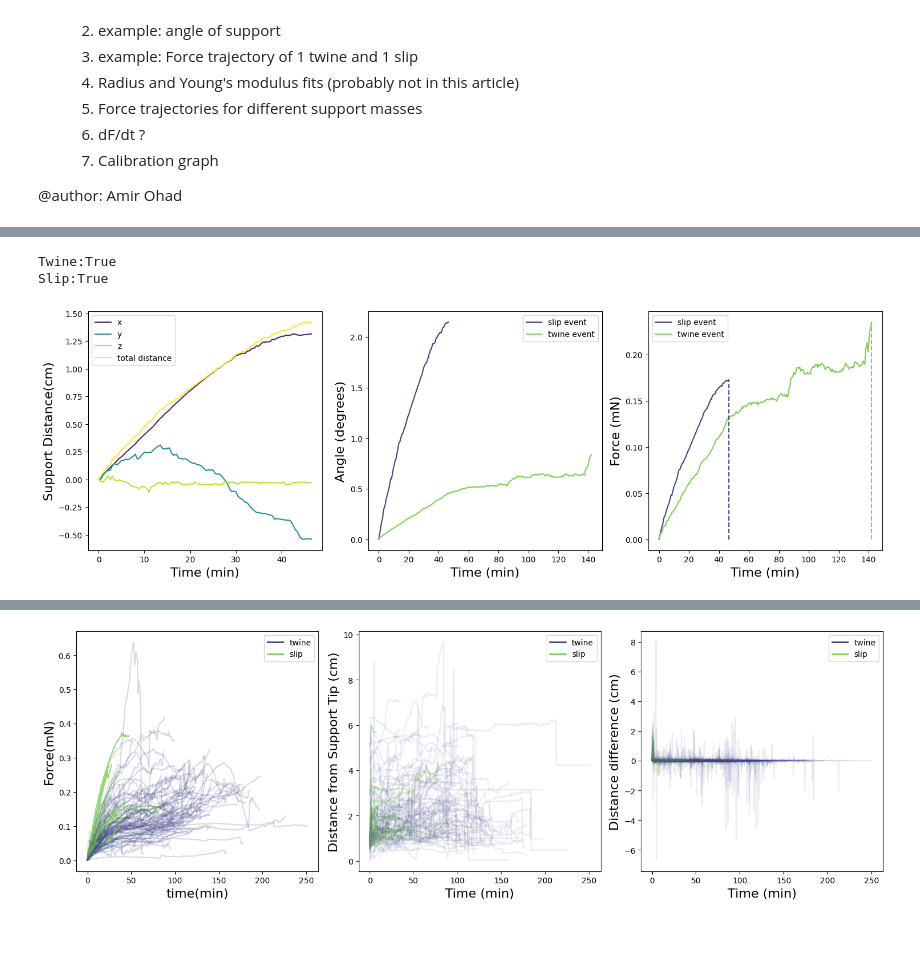
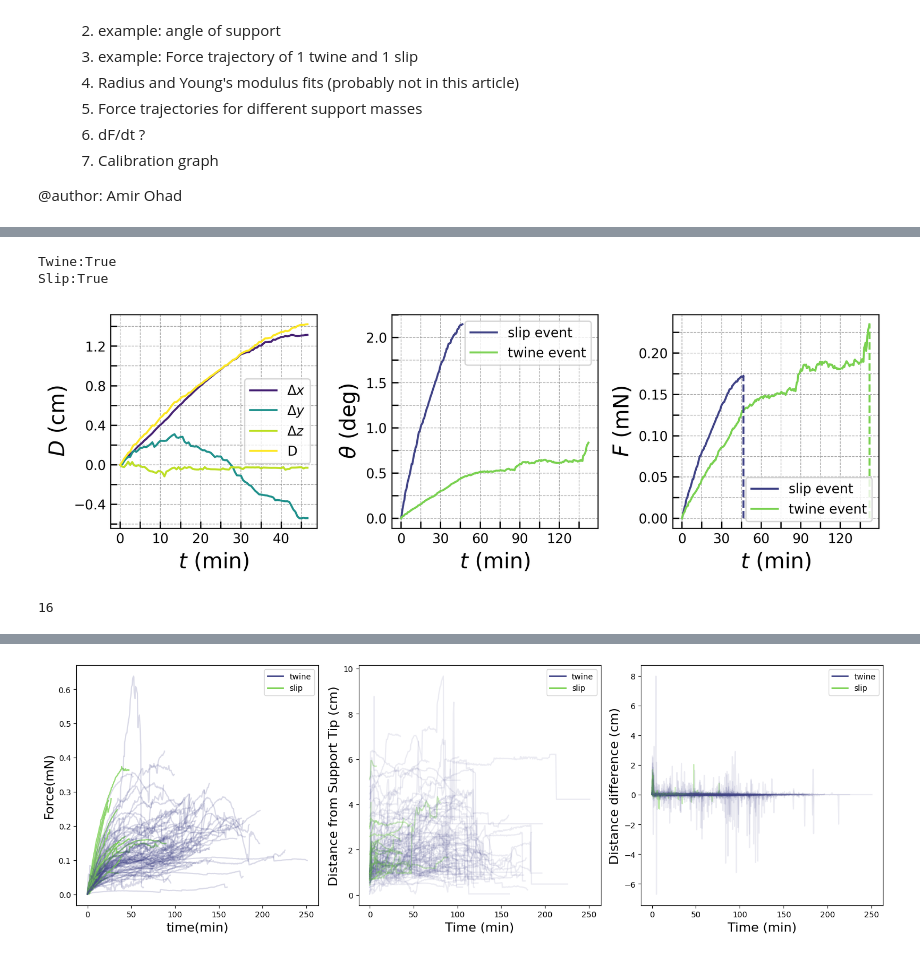
Before and after one commit to amirohad/Repo_article0, a Jupyter notebook: article0_notebook.ipynb, the cells around one changed output, grey strips where cells are left out. Saved outputs shown, nothing was run; the diff lists cells and outputs as text; code cells hidden in the pictures.

```diff
--- a/article0_notebook.ipynb
+++ b/article0_notebook.ipynb
@@ -20,7 +20,6 @@ Notebook for force measurement - article 0
 
 @author: Amir Ohad
 # %%
-# -*- coding: utf-8 -*-
 #%% import libraries
 # generic
 import sys
@@ -55,7 +54,7 @@ import useful_functions as uf
 
 #general parameters
 cmap = plt.get_cmap('viridis')
-fs = 16 # standard font size for plots
+# fs = 16 # standard font size for plots
 
 # unit conversion for paper figures
 mg2mN = 1/100
@@ -63,4 +62,6 @@ mg2uN = 1*10
 print(os.getcwd())
 
 importlib.reload(uf)
+
+save_folder = r'C:\Users\Amir\Documents\PHD\Thesis\My Articles\0 - Flexible dynamic force measurement method via physical pendulum\Images'
 # %% [output]
@@ -215,43 +247,50 @@ cmap = plt.get_cmap('viridis')
 i_slip = 40
 i_twine = 50
 
 # check events are correctly classified
 print("Twine:"+ str(events[i_twine].twine_state==1))
 print("Slip:"+ str( events[i_slip].twine_state==0))
 
-fig, axs = plt.subplots(1, 3, figsize=(15, 5))
+fig, axs = plt.subplots(1, 3, figsize=(9, 3),dpi=300)
 
 # Plot xyz coordinates
 xyz = events[i_slip].xyz
-axs[0].plot(events[i_slip].timer/60, xyz[0,::]-xyz[0,0], color=cmap(0.1), label='x')
-axs[0].plot(events[i_slip].timer/60, xyz[1,::]-xyz[1,0], color=cmap(0.5), label='y')
-axs[0].plot(events[i_slip].timer/60, xyz[2,::]-xyz[2,0], color=cmap(0.9), label='z')
-axs[0].plot(events[i_slip].timer/60, events[i_slip].trk_dist, color=cmap(1.5), label='total distance')
-axs[0].set_xlabel('Time (min)', fontsize=fs)
-axs[0].set_ylabel('Support Distance(cm)', fontsize=fs)
+axs[0].plot(events[i_slip].timer/60, xyz[0,::]-xyz[0,0], color=cmap(0.1), label=r'$\Delta x$')
+axs[0].plot(events[i_slip].timer/60, xyz[1,::]-xyz[1,0], color=cmap(0.5), label='$\Delta y$')
+axs[0].plot(events[i_slip].timer/60, xyz[2,::]-xyz[2,0], color=cmap(0.9), label='$\Delta z$')
+axs[0].plot(events[i_slip].timer/60, events[i_slip].trk_dist, color=cmap(1.5), label='D')
+axs[0].set_xlabel(r'$t$ (min)', fontsize=fs)
+axs[0].set_ylabel(r'$D$ (cm)', fontsize=fs)
 axs[0].legend()
 
 
 # Plot angle
 axs[1].plot(events[i_slip].timer/60, np.rad2deg(events[i_slip].alpha), color=cmap(0.2), label='slip event')
 axs[1].plot(events[i_twine].timer/60, np.rad2deg(events[i_twine].alpha), color=cmap(0.8), label='twine event')
-axs[1].set_xlabel('Time (min)', fontsize=fs)
-axs[1].set_ylabel('Angle (degrees)', fontsize=fs)
+axs[1].set_xlabel(r'$t$ (min)', fontsize=fs)
+axs[1].set_ylabel(r'$\theta$ (deg)', fontsize=fs)
 axs[1].legend()
 
 # Plot calculated force
 axs[2].plot(events[i_slip].timer/60, np.multiply(events[i_slip].F_bean, mg2mN), color=cmap(0.2),label='slip event')
 axs[2].plot(events[i_twine].timer/60, np.multiply(events[i_twine].F_bean, mg2mN), color=cmap(0.8),label='twine event')
-axs[2].set_xlabel('Time (min)', fontsize=fs)
-axs[2].set_ylabel('Force (mN)', fontsize=fs)
+axs[2].set_xlabel(r'$t$ (min)', fontsize=fs)
+axs[2].set_ylabel(r'$F$ (mN)', fontsize=fs)
 axs[2].legend()
 axs[2].vlines(events[i_slip].timer[-1]/60, 0, events[i_slip].F_bean[-1]*mg2mN, color=cmap(0.2), linestyle='dashed')
 axs[2].vlines(events[i_twine].timer[-1]/60, 0, events[i_twine].F_bean[-1]*mg2mN, color=cmap(0.8), linestyle='dashed')
 
+uf.set_grid(axs[0],50,2)
+uf.set_grid(axs[1],150,2.5)
+uf.set_grid(axs[2],150,0.25)
+
 plt.tight_layout()
 plt.show()
+print(fs)
+fig.savefig(save_folder+r'\xyz_angle_force2.png',dpi=300)
 # %% [output]
 Twine:True
 Slip:True
-[figure, old version]
+[figure, new version]
+16
 # %%
```
Also changed, not shown: parts of 15 cells of this notebook, 2 other files.
